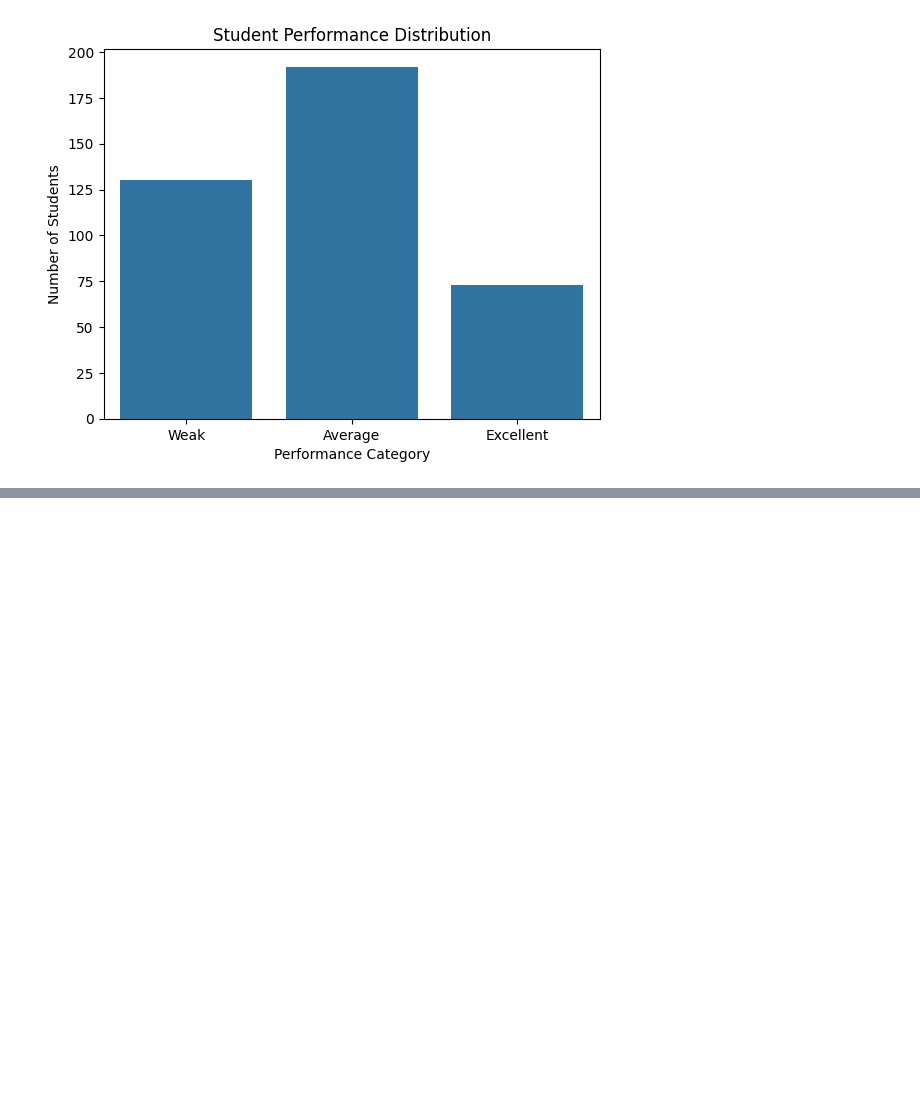
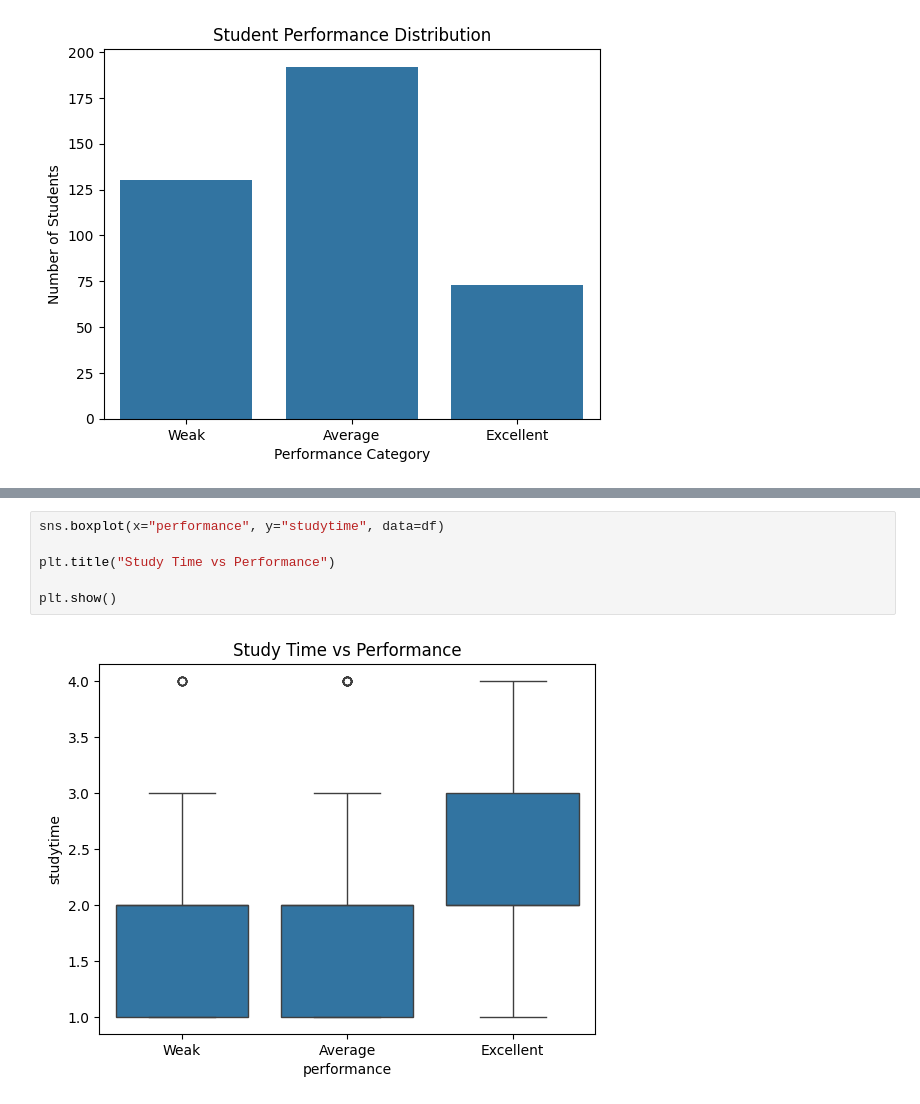
Before and after one commit to Hazira-Azam/student-performance-prediction, a Jupyter notebook: notebooks/01_eda.ipynb, the cells around one changed output, grey strips where cells are left out. Cells and saved outputs as stored; diff of their text form; blank space fills up the shorter version.

```diff
--- a/notebooks/01_eda.ipynb
+++ b/notebooks/01_eda.ipynb
@@ -88,0 +103,8 @@ plt.show()
+# %%
+sns.boxplot(x="performance", y="studytime", data=df)
+
+plt.title("Study Time vs Performance")
+
+plt.show()
+# %% [output]
+[figure, added]
```
Also changed, not shown: parts of 11 cells of this notebook, 10 other files.
